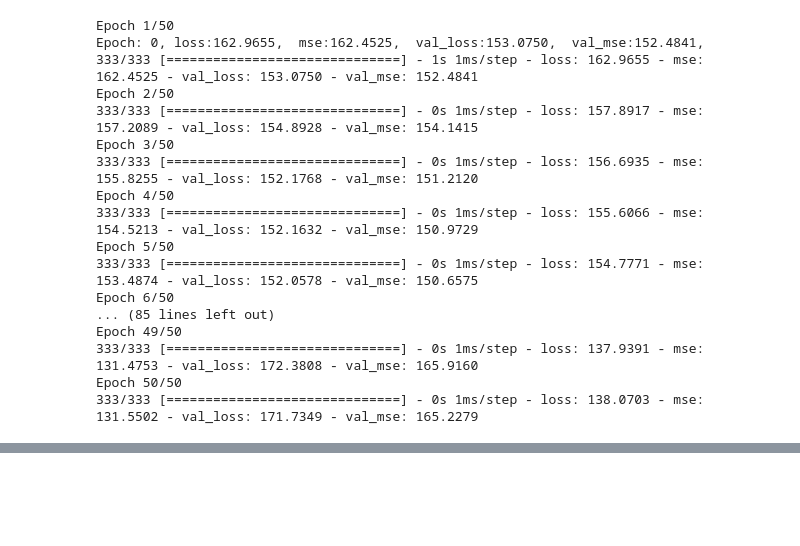
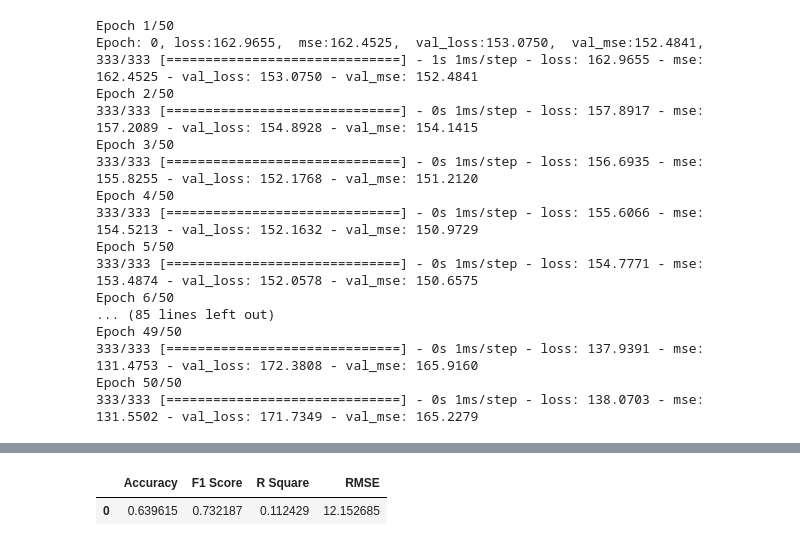
Before and after one commit to Spencer-Weston/W207_Final_NBA_Prediction, a Jupyter notebook: hyperparameter_tuning_practice.ipynb, the cells around one changed output, grey strips where cells are left out. Drawn from its saved outputs; the diff is of its cells as text; code cells hidden in the pictures; blank space fills up the shorter version.

```diff
--- a/hyperparameter_tuning.ipynb
+++ b/hyperparameter_tuning_practice.ipynb
@@ -310 +310,33 @@ dict(zip(best_bo_model.metrics_names, test_results))
 {'loss': 150.54806518554688, 'mse': 147.68775939941406}
+# %%
+
+
+def model_evaluation(y_pred, y_actual):
+    """
+    returns evaluation metrics for the model:
+    Accuracy, F1 Score, R Squre, RMSe
+    """
+    acc = 0
+    f1score = 0
+    rmse = 0
+    r_sqaure = 0
+
+    if len(y_pred) != len(y_actual):
+        print('predicted and actual length not equal')
+
+    else:
+        len_y = len(y_pred)
+
+        y_pred_bool =  y_pred >= 0
+        y_actual_bool =  y_actual >= 0
+        f1score = f1_score(y_actual_bool, y_pred_bool, average='binary')
+        acc = accuracy_score(y_actual_bool, y_pred_bool)
+
+        rmse = np.sqrt(mse(y_actual, y_pred))
+        r_sqaure = r2_score(y_actual, y_pred)
+
+    df_evaluation = pd.DataFrame({'Accuracy': pd.Series(acc),
+                                 'F1 Score': pd.Series(f1score),
+                                 'R Square': pd.Series(r_sqaure),
+                                 'RMSE': pd.Series(rmse)})
+    return(df_evaluation)
@@ -310,0 +348,6 @@ dict(zip(best_bo_model.metrics_names, test_results))
+# %%
+
+model_evaluation(best_bo_model.predict(X_test), np.array(y_test))
+# %% [output]
+|  | Accuracy | F1 Score | R Square | RMSE |
+| 0 | 0.639615 | 0.732187 | 0.112429 | 12.152685 |
```
Also changed, not shown: parts of 4 cells of this notebook, 1 other file.
